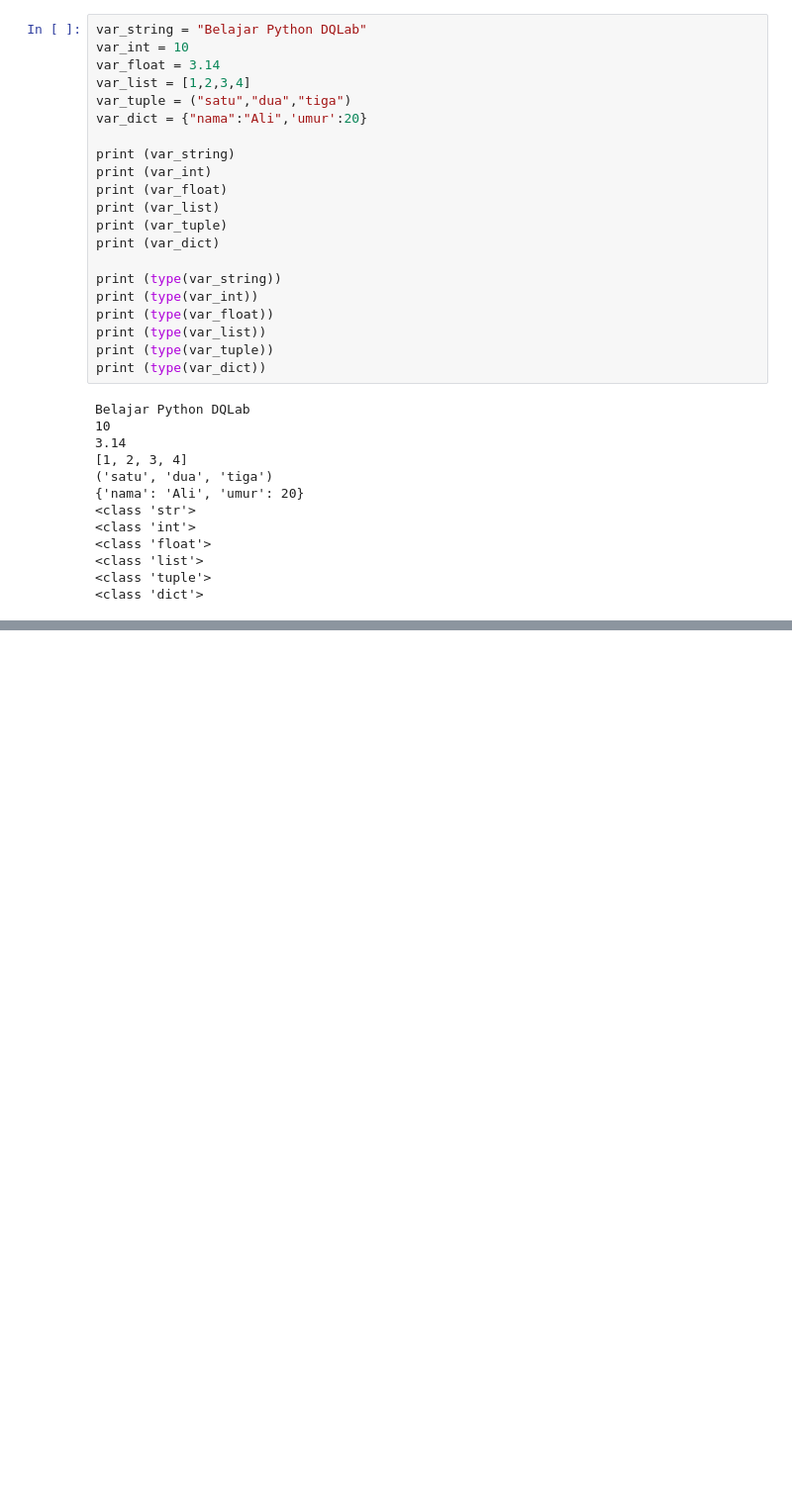
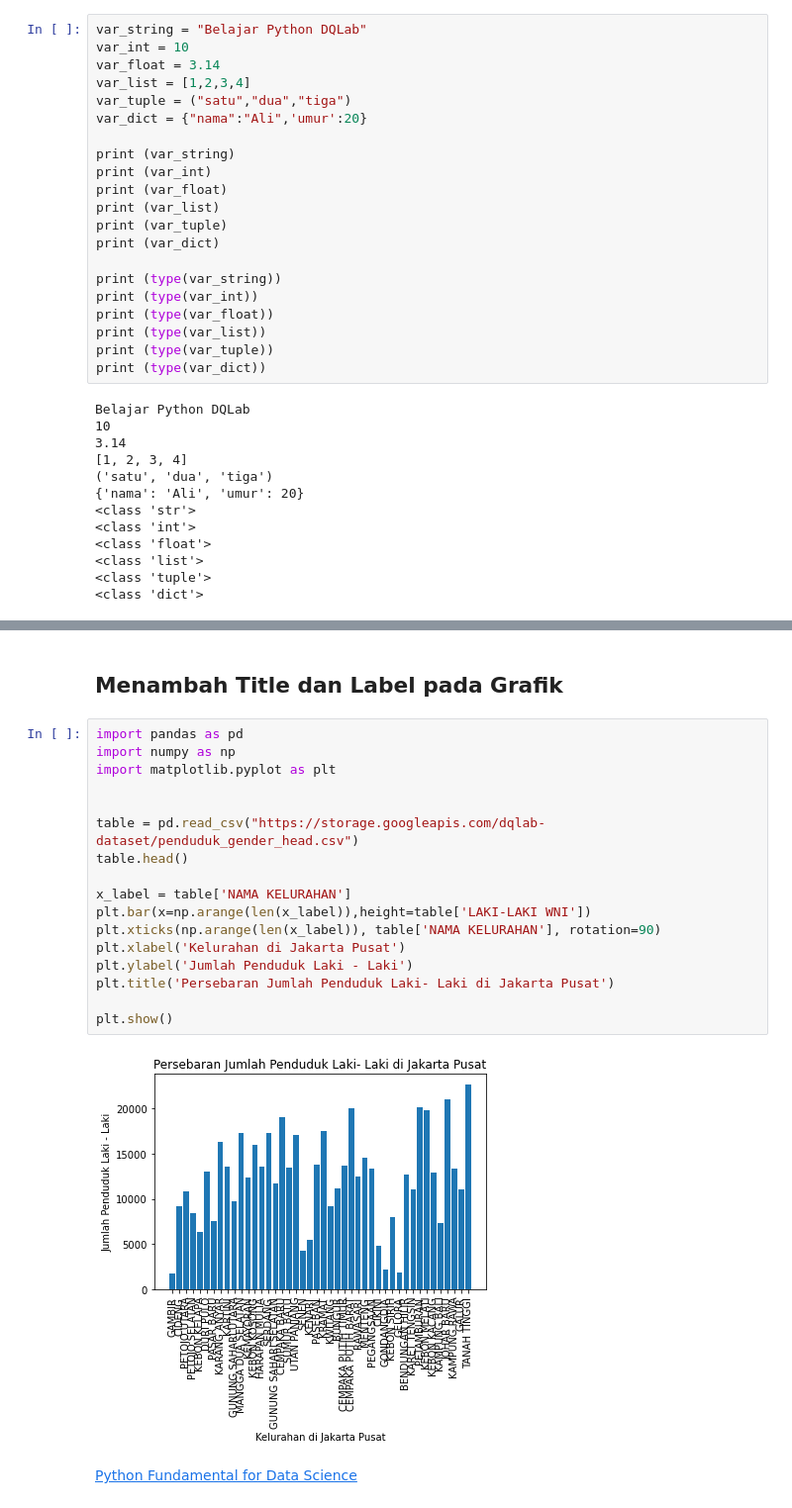
Before and after one commit to syahdannoor/DQLab_notes, a Jupyter notebook: Modules/Python/Persiapan/Python Fundamental for Data Science.ipynb, the cells around one changed output, grey strips where cells are left out. Shown at 99% size. Saved outputs shown, nothing was run; the diff lists cells and outputs as text; blank space fills up the shorter version.

```diff
--- a/Modules/Python/Persiapan/Python Fundamental for Data Science.ipynb
+++ b/Modules/Python/Persiapan/Python Fundamental for Data Science.ipynb
@@ -202,0 +667,23 @@ Belajar Python DQLab
+# %% [markdown]
+## Menambah Title dan Label pada Grafik
+# %%
+import pandas as pd
+import numpy as np
+import matplotlib.pyplot as plt
+
+
+table = pd.read_csv("https://storage.googleapis.com/dqlab-dataset/penduduk_gender_head.csv")
+table.head()
+
+x_label = table['NAMA KELURAHAN']
+plt.bar(x=np.arange(len(x_label)),height=table['LAKI-LAKI WNI'])
+plt.xticks(np.arange(len(x_label)), table['NAMA KELURAHAN'], rotation=90)
+plt.xlabel('Kelurahan di Jakarta Pusat')
+plt.ylabel('Jumlah Penduduk Laki - Laki')
+plt.title('Persebaran Jumlah Penduduk Laki- Laki di Jakarta Pusat')
+
+plt.show()
+# %% [output]
+[figure, added]
+# %% [markdown]
+[Python Fundamental for Data Science](https://academy.dqlab.id/certificate/pdf/DQLABINTP1QBOTOV)
```
Also changed, not shown: parts of 62 cells of this notebook.
